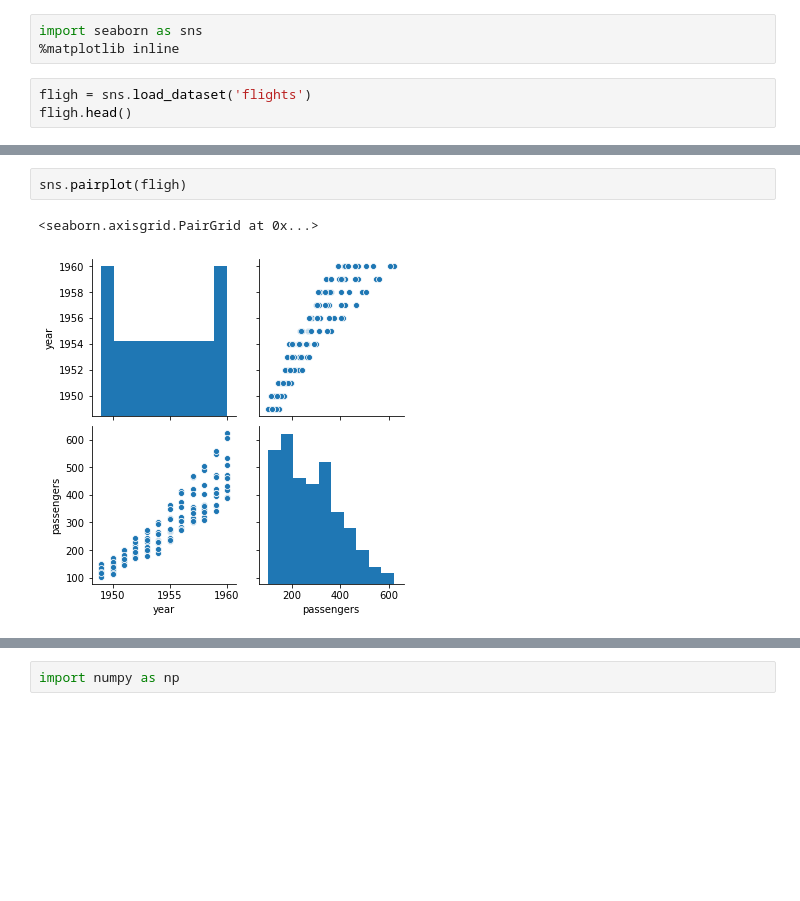
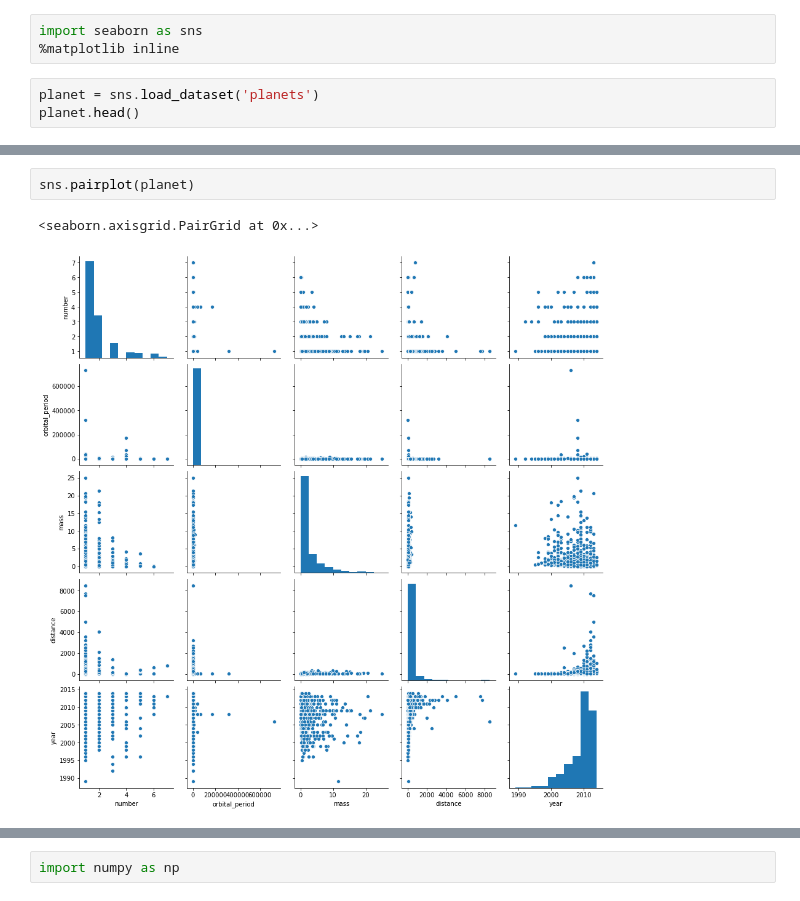
Before and after one commit to AntonKononov/BMD, a Jupyter notebook: Laba3/Laba3.ipynb, the cells around one changed output, grey strips where cells are left out. Saved outputs shown, nothing was run; the diff lists cells and outputs as text; blank space fills up the shorter version.

```diff
--- a/Laba3/Laba3.ipynb
+++ b/Laba3/Laba3.ipynb
@@ -4,6 +4,6 @@
 import seaborn as sns
 %matplotlib inline
 # %%
-fligh = sns.load_dataset('flights')
-fligh.head()
+planet = sns.load_dataset('planets')
+planet.head()
 # %% [output]
@@ -26,6 +26,6 @@ sns.jointplot(x = 'year', y = 'passengers', data = fligh)
 # %%
-sns.pairplot(fligh)
+sns.pairplot(planet)
 # %% [output]
 <seaborn.axisgrid.PairGrid at 0x...>
-[figure, old version]
+[figure, new version]
 # %%
```
Also changed, not shown: parts of 11 cells of this notebook.
